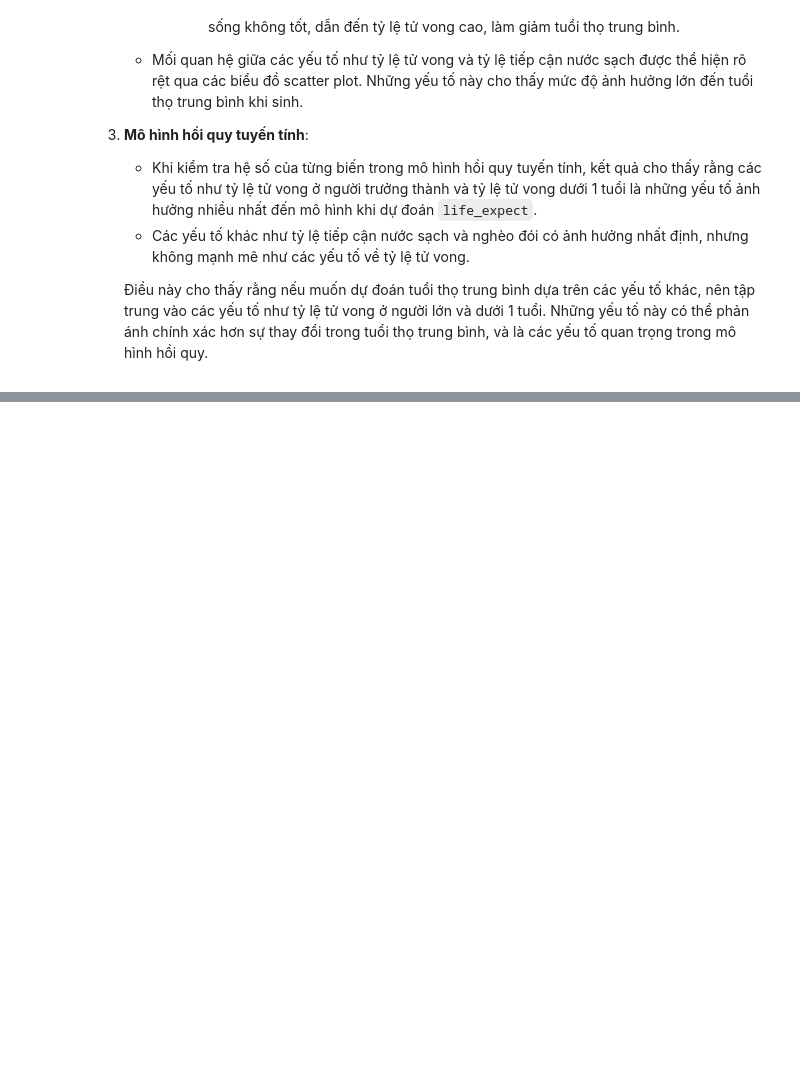
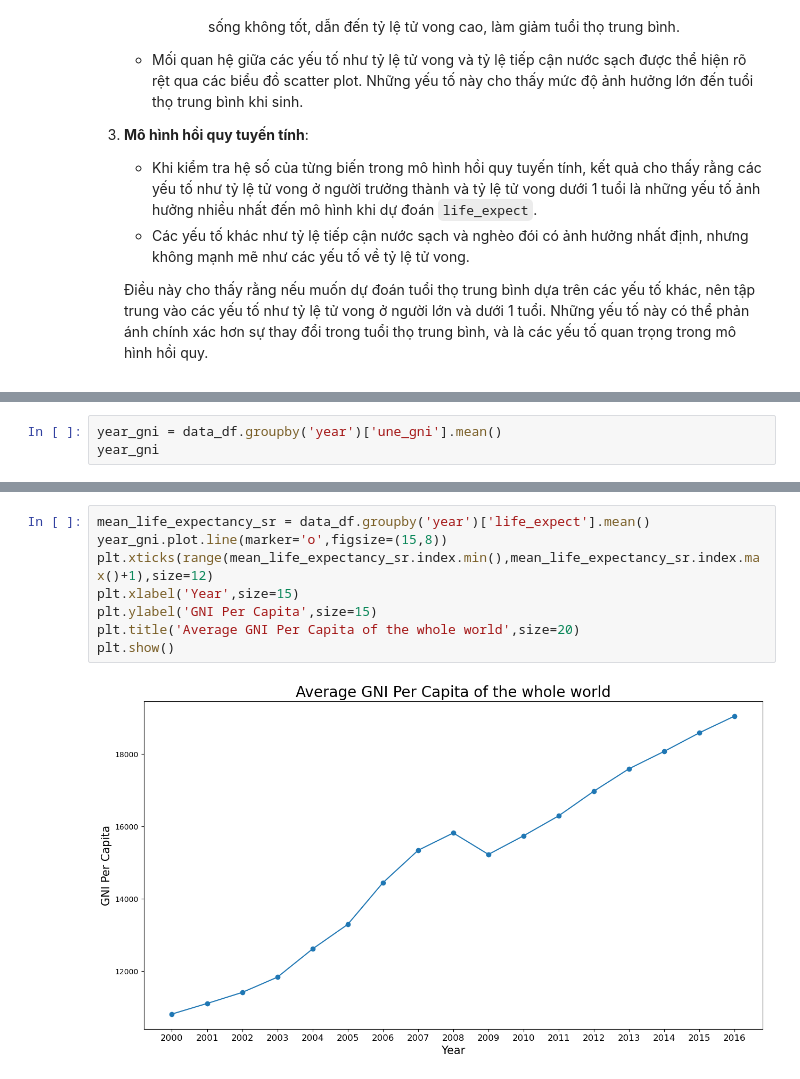
Before and after one commit to asde3458/P4DS, a Jupyter notebook: Source/Question.ipynb, the cells around one changed output, grey strips where cells are left out. Drawn from its saved outputs; the diff is of its cells as text; blank space fills up the shorter version.

```diff
--- a/Source/Question.ipynb
+++ b/Source/Question.ipynb
@@ -535,0 +553,3 @@ for i, v in enumerate(importance):
+# %%
+year_gni = data_df.groupby('year')['une_gni'].mean()
+year_gni
@@ -535,0 +576,10 @@ for i, v in enumerate(importance):
+# %%
+mean_life_expectancy_sr = data_df.groupby('year')['life_expect'].mean()
+year_gni.plot.line(marker='o',figsize=(15,8))
+plt.xticks(range(mean_life_expectancy_sr.index.min(),mean_life_expectancy_sr.index.max()+1),size=12)
+plt.xlabel('Year',size=15)
+plt.ylabel('GNI Per Capita',size=15)
+plt.title('Average GNI Per Capita of the whole world',size=20)
+plt.show()
+# %% [output]
+[figure, added]
```
Also changed, not shown: parts of 13 cells of this notebook, 6 other files.
